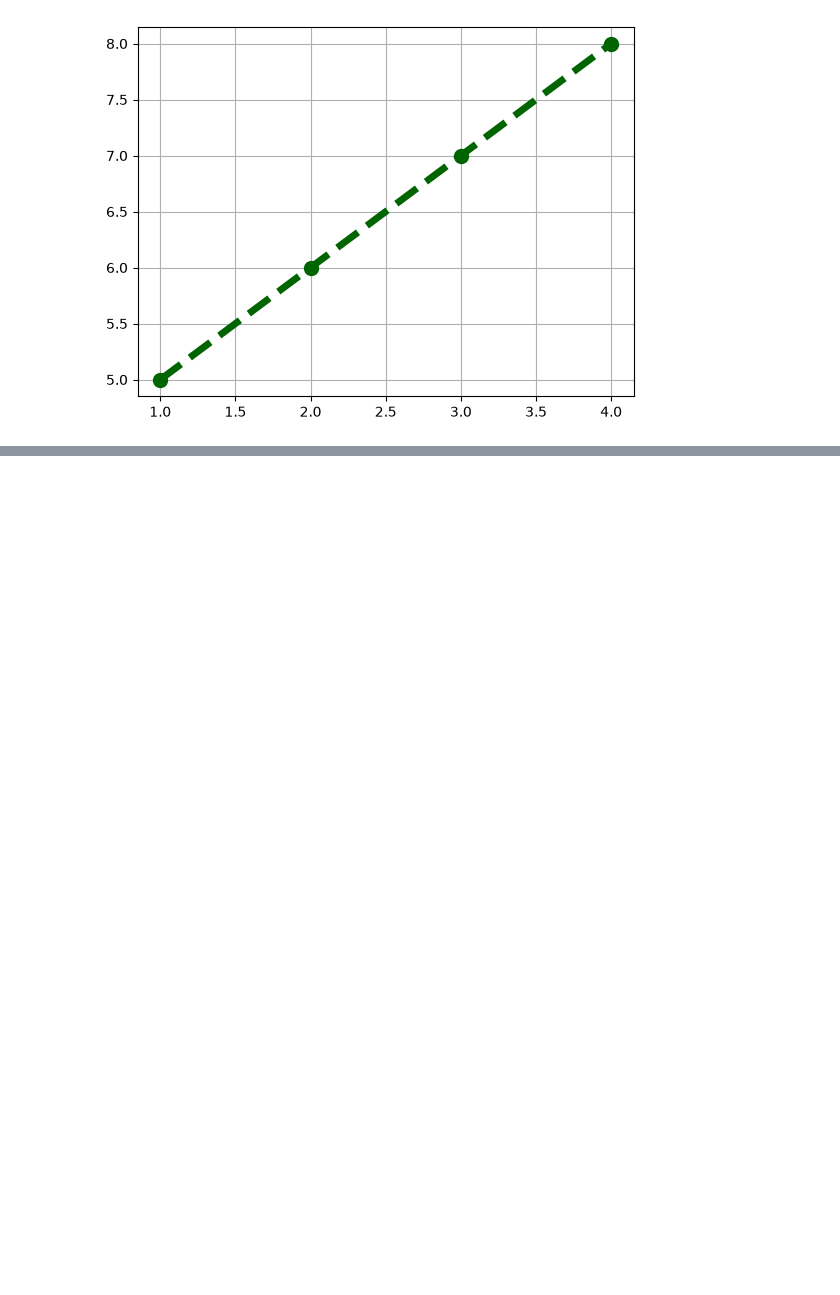
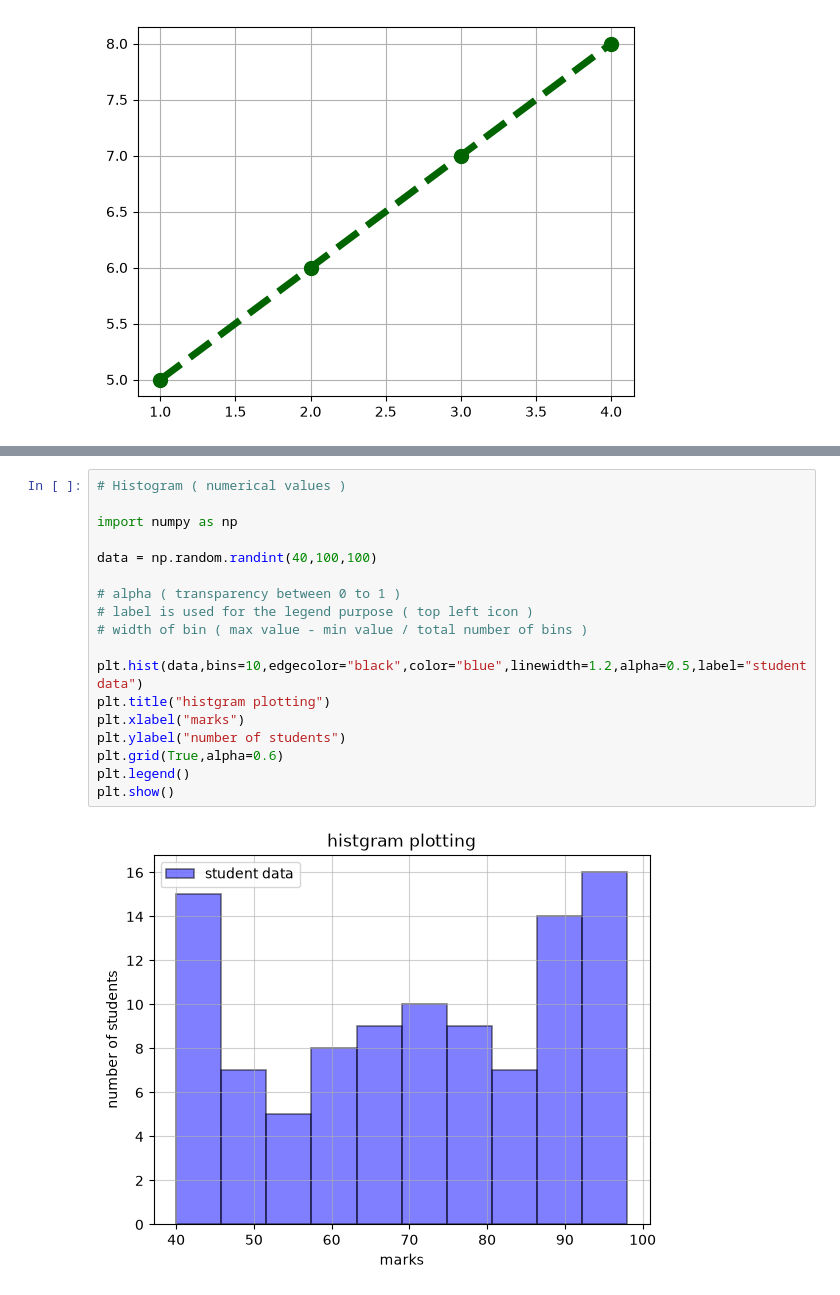
Before and after one commit to puppalasaikiran7/Machine_learning_Deep_learning_NLP_course, a Jupyter notebook: Machine_learning_deep_learning_NLP/library/matplotlib.ipynb, the cells around one changed output, grey strips where cells are left out. Saved outputs shown, nothing was run; the diff lists cells and outputs as text; blank space fills up the shorter version.

```diff
--- a/Machine_learning_deep_learning_NLP/library/matplotlib.ipynb
+++ b/Machine_learning_deep_learning_NLP/library/matplotlib.ipynb
@@ -61,0 +98,20 @@ plt.show()
+# %%
+# Histogram ( numerical values )
+
+import numpy as np
+
+data = np.random.randint(40,100,100)
+
+# alpha ( transparency between 0 to 1 )
+# label is used for the legend purpose ( top left icon )
+# width of bin ( max value - min value / total number of bins )
+
+plt.hist(data,bins=10,edgecolor="black",color="blue",linewidth=1.2,alpha=0.5,label="student data")
+plt.title("histgram plotting")
+plt.xlabel("marks")
+plt.ylabel("number of students")
+plt.grid(True,alpha=0.6)
+plt.legend()
+plt.show()
+# %% [output]
+[figure, added]
```
Also changed, not shown: parts of 12 cells of this notebook.
